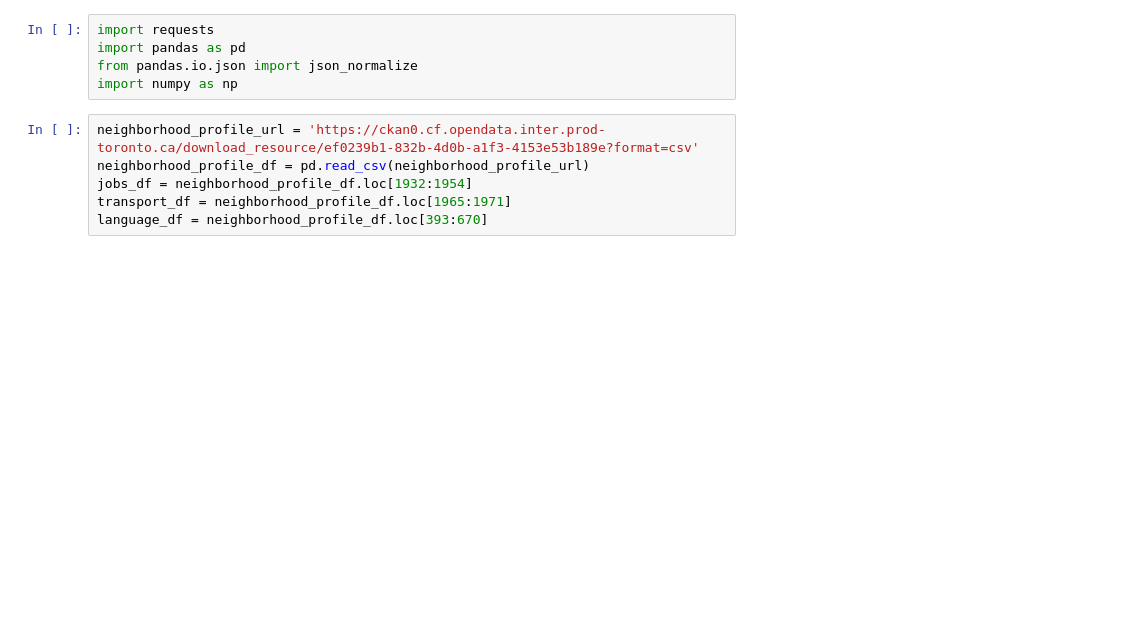
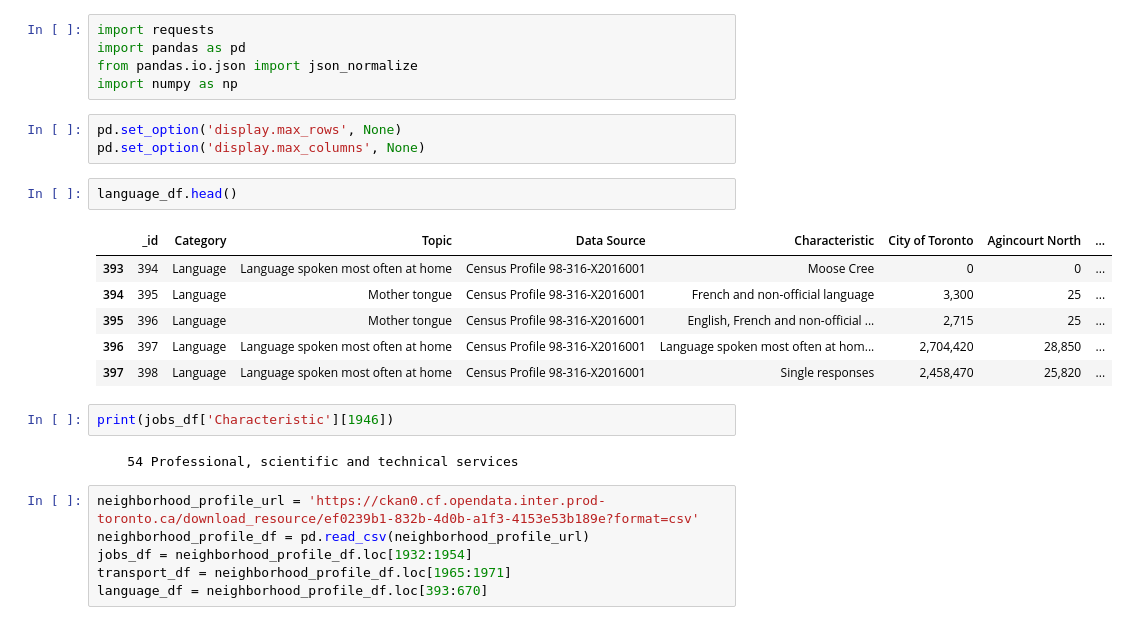
Before and after one commit to titus-chin/ibm_data_science_capstone, a Jupyter notebook: Toronto's_Neighborhoods_Recommender_System.ipynb, the cells around one changed output. Drawn from its saved outputs; the diff is of its cells as text; blank space fills up the shorter version.

Commit message:
Add description of data

```diff
--- a/Toronto's_Neighborhoods_Recommender_System.ipynb
+++ b/Toronto's_Neighborhoods_Recommender_System.ipynb
@@ -39,6 +44,22 @@ import requests
 import pandas as pd
 from pandas.io.json import json_normalize
 import numpy as np
+# %%
+pd.set_option('display.max_rows', None)
+pd.set_option('display.max_columns', None)
+# %%
+language_df.head()
+# %% [output]
+|  | _id | Category | Topic | Data Source | Characteristic | City of Toronto | Agincourt North | ... |
+| 393 | 394 | Language | Language spoken most often at home | Census Profile 98-316-X2016001 | Moose Cree | 0 | 0 | ... |
+| 394 | 395 | Language | Mother tongue | Census Profile 98-316-X2016001 | French and non-official language | 3,300 | 25 | ... |
+| 395 | 396 | Language | Mother tongue | Census Profile 98-316-X2016001 | English, French and non-official ... | 2,715 | 25 | ... |
+| 396 | 397 | Language | Language spoken most often at home | Census Profile 98-316-X2016001 | Language spoken most often at hom... | 2,704,420 | 28,850 | ... |
+| 397 | 398 | Language | Language spoken most often at home | Census Profile 98-316-X2016001 | Single responses | 2,458,470 | 25,820 | ... |
+# %%
+print(jobs_df['Characteristic'][1946])
+# %% [output]
+    54 Professional, scientific and technical services
 # %%
 neighborhood_profile_url = 'https://ckan0.cf.opendata.inter.prod-toronto.ca/download_resource/ef0239b1-832b-4d0b-a1f3-4153e53b189e?format=csv'
 neighborhood_profile_df = pd.read_csv(neighborhood_profile_url)
```
Also changed, not shown: parts of 4 cells of this notebook.
